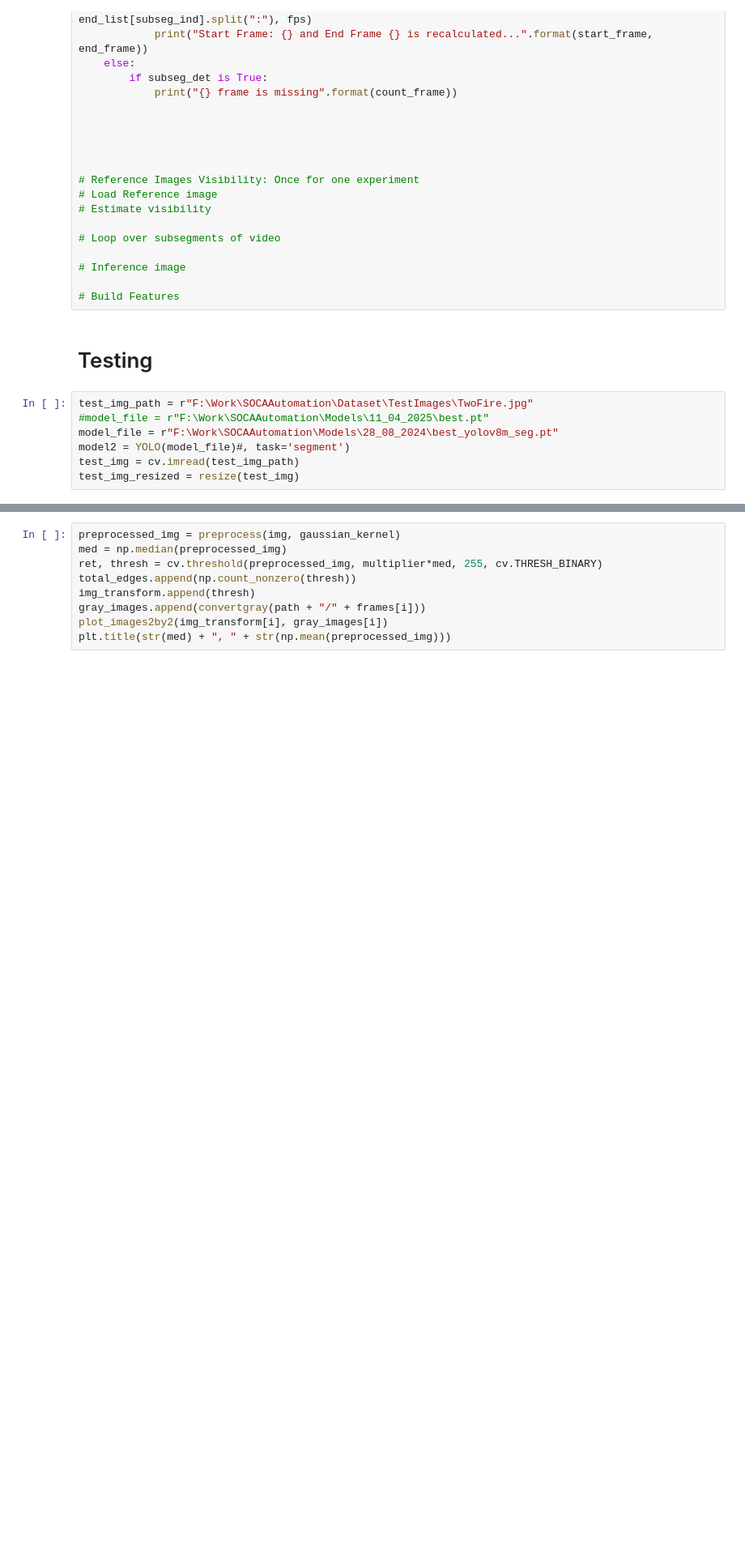
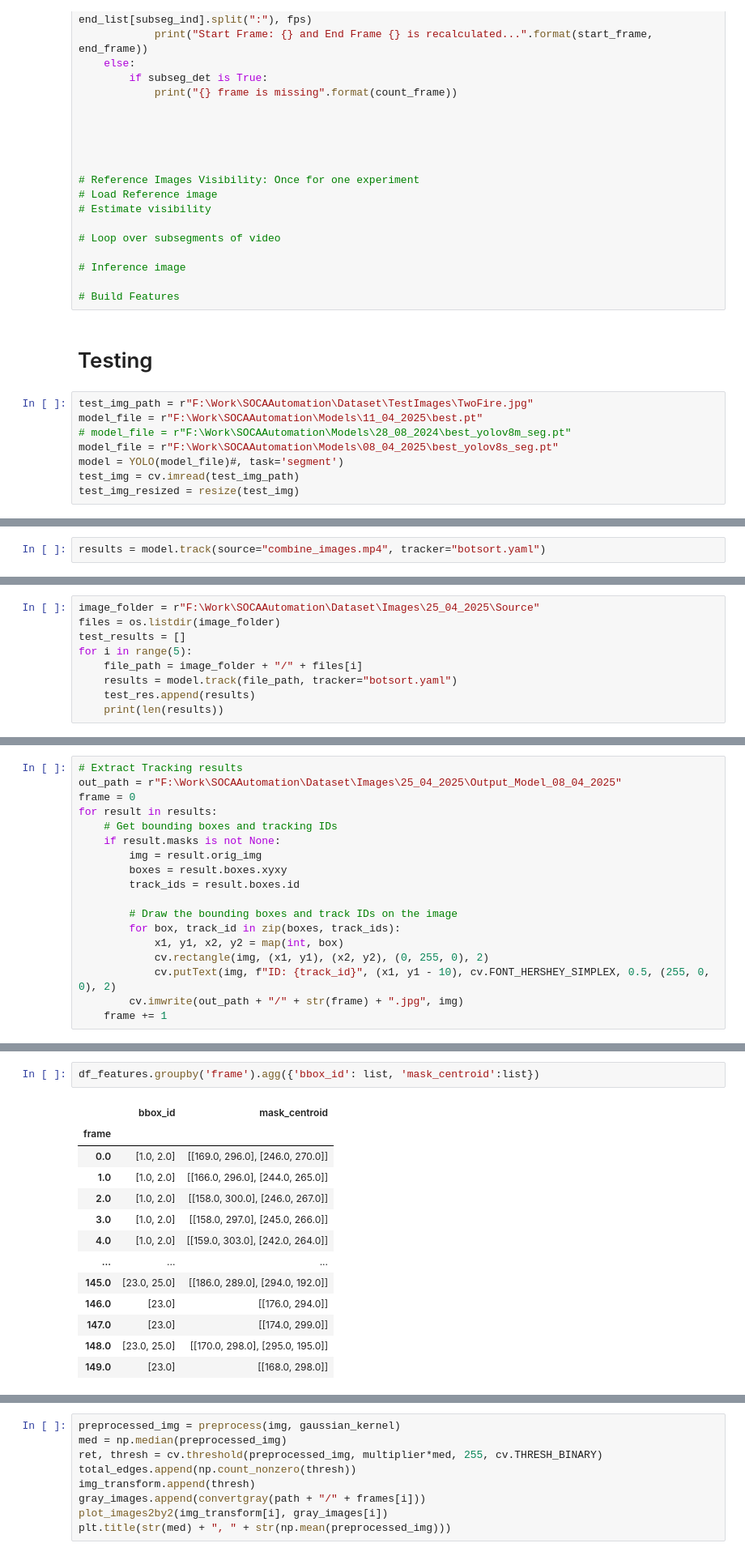
Before and after one commit to muthuganeshece/CVProjects, a Jupyter notebook: SodiumDisposal/Notebook/FeatureExtraction.ipynb, the cells around one changed output, grey strips where cells are left out. Shown: that part at 81% size. Drawn from its saved outputs; the diff is of its cells as text; blank space fills up the shorter version.

Commit message:
Object tracking included

```diff
--- a/SodiumDisposal/Notebook/FeatureExtraction.ipynb
+++ b/SodiumDisposal/Notebook/FeatureExtraction.ipynb
@@ -141,9 +211,10 @@ while True:
 # Testing
 # %%
 test_img_path = r"F:\Work\SOCAAutomation\Dataset\TestImages\TwoFire.jpg"
-#model_file = r"F:\Work\SOCAAutomation\Models\11_04_2025\best.pt"
-model_file = r"F:\Work\SOCAAutomation\Models\28_08_2024\best_yolov8m_seg.pt"
-model2 = YOLO(model_file)#, task='segment')
+model_file = r"F:\Work\SOCAAutomation\Models\11_04_2025\best.pt"
+# model_file = r"F:\Work\SOCAAutomation\Models\28_08_2024\best_yolov8m_seg.pt"
+model_file = r"F:\Work\SOCAAutomation\Models\08_04_2025\best_yolov8s_seg.pt"
+model = YOLO(model_file)#, task='segment')
 test_img = cv.imread(test_img_path)
 test_img_resized = resize(test_img)
 # %%
@@ -216,0 +226,2 @@ if results[0].masks is not None:
+# %%
+results = model.track(source="combine_images.mp4", tracker="botsort.yaml")
@@ -216,0 +246,9 @@ if results[0].masks is not None:
+# %%
+image_folder = r"F:\Work\SOCAAutomation\Dataset\Images\25_04_2025\Source"
+files = os.listdir(image_folder)
+test_results = []
+for i in range(5):
+    file_path = image_folder + "/" + files[i]
+    results = model.track(file_path, tracker="botsort.yaml")
+    test_res.append(results)
+    print(len(results))
@@ -216,0 +275,18 @@ if results[0].masks is not None:
+# %%
+# Extract Tracking results
+out_path = r"F:\Work\SOCAAutomation\Dataset\Images\25_04_2025\Output_Model_08_04_2025"
+frame = 0
+for result in results:
+    # Get bounding boxes and tracking IDs
+    if result.masks is not None:
+        img = result.orig_img
+        boxes = result.boxes.xyxy
+        track_ids = result.boxes.id
+
+        # Draw the bounding boxes and track IDs on the image
+        for box, track_id in zip(boxes, track_ids):
+            x1, y1, x2, y2 = map(int, box)
+            cv.rectangle(img, (x1, y1), (x2, y2), (0, 255, 0), 2)
+            cv.putText(img, f"ID: {track_id}", (x1, y1 - 10), cv.FONT_HERSHEY_SIMPLEX, 0.5, (255, 0, 0), 2)
+        cv.imwrite(out_path + "/" + str(frame) + ".jpg", img)
+    frame += 1
@@ -216,0 +356,16 @@ if results[0].masks is not None:
+# %%
+df_features.groupby('frame').agg({'bbox_id': list, 'mask_centroid':list})
+# %% [output]
+|  | bbox_id | mask_centroid |
+| frame |  |  |
+| 0.0 | [1.0, 2.0] | [[169.0, 296.0], [246.0, 270.0]] |
+| 1.0 | [1.0, 2.0] | [[166.0, 296.0], [244.0, 265.0]] |
+| 2.0 | [1.0, 2.0] | [[158.0, 300.0], [246.0, 267.0]] |
+| 3.0 | [1.0, 2.0] | [[158.0, 297.0], [245.0, 266.0]] |
+| 4.0 | [1.0, 2.0] | [[159.0, 303.0], [242.0, 264.0]] |
+| ... | ... | ... |
+| 145.0 | [23.0, 25.0] | [[186.0, 289.0], [294.0, 192.0]] |
+| 146.0 | [23.0] | [[176.0, 294.0]] |
+| 147.0 | [23.0] | [[174.0, 299.0]] |
+| 148.0 | [23.0, 25.0] | [[170.0, 298.0], [295.0, 195.0]] |
+| 149.0 | [23.0] | [[168.0, 298.0]] |
```
Also changed, not shown: parts of 23 cells of this notebook.
